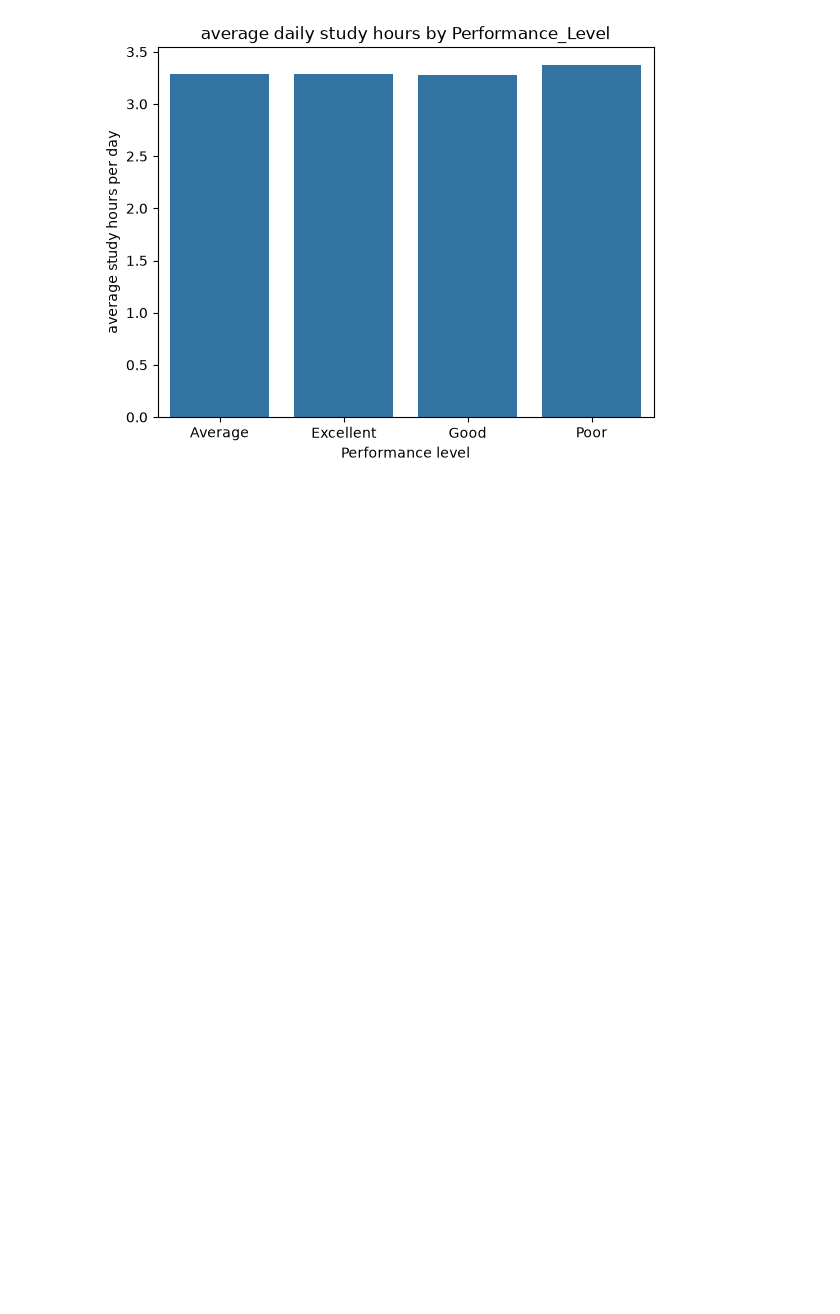
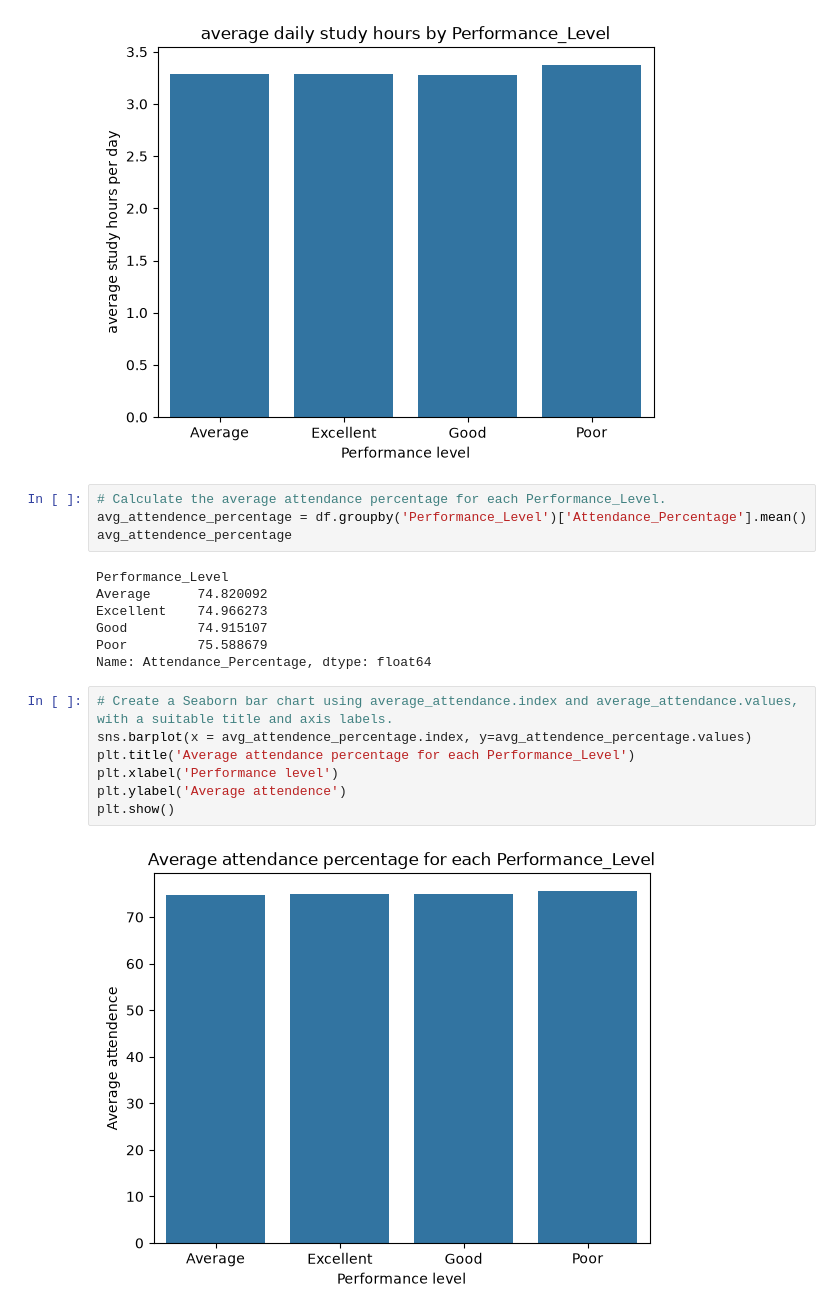
Before and after one commit to SujalHuddar/Basic_Python, a Jupyter notebook: Day5_Student_Performance_Analysis.ipynb, the cells around one changed output. Drawn from its saved outputs; the diff is of its cells as text; blank space fills up the shorter version.

```diff
--- a/Day5_Student_Performance_Analysis.ipynb
+++ b/Day5_Student_Performance_Analysis.ipynb
@@ -226,3 +226,23 @@ Good         3.275673
 Poor         3.373208
 Name: Study_Hours_Per_Day, dtype: float64
 [figure]
+# %%
+# Calculate the average attendance percentage for each Performance_Level.
+avg_attendence_percentage = df.groupby('Performance_Level')['Attendance_Percentage'].mean()
+avg_attendence_percentage
+# %% [output]
+Performance_Level
+Average      74.820092
+Excellent    74.966273
+Good         74.915107
+Poor         75.588679
+Name: Attendance_Percentage, dtype: float64
+# %%
+# Create a Seaborn bar chart using average_attendance.index and average_attendance.values, with a suitable title and axis labels.
+sns.barplot(x = avg_attendence_percentage.index, y=avg_attendence_percentage.values)
+plt.title('Average attendance percentage for each Performance_Level')
+plt.xlabel('Performance level')
+plt.ylabel('Average attendence')
+plt.show()
+# %% [output]
+[figure, added]
```
Also changed, not shown: parts of 6 cells of this notebook, 1 other file.
